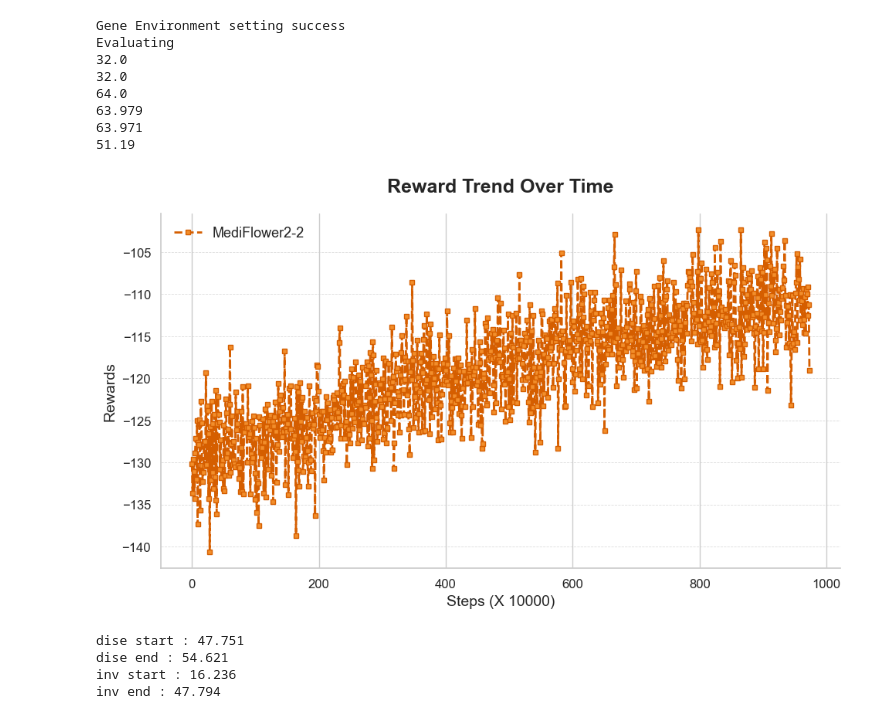
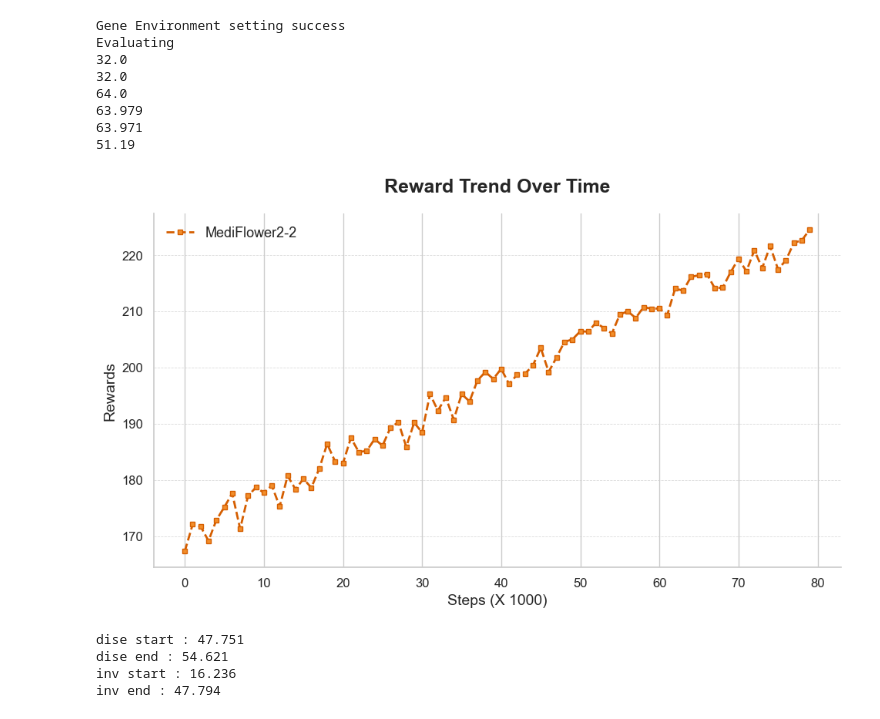
Before and after one commit to DoHyung08/geneProject, a Jupyter notebook: eval_res_MediFlower.ipynb, the cells around one changed output. Cells and saved outputs as stored; diff of their text form; code cells hidden in the pictures.

Commit message:
re-trainded and multialle env plust

```diff
--- a/eval_res_MediFlower.ipynb
+++ b/eval_res_MediFlower.ipynb
@@ -16,7 +16,7 @@ with open("result\\"+modelName+"\\pigInfo.txt", "r") as f:
 exec(code)
 print("Evaluating")
 #env = model.get_env()
-env = ratioEnv(1,32,80)
+env = ratioEnv(1,32,3)
 env.reset()
 #model.set_env(env)
 
@@ -127,7 +127,7 @@ import csv
 import seaborn as sns
 import matplotlib.pyplot as plt
 
-folderPath = 'result/MediFlower2-2/'
+folderPath = 'result/MultiAlle/'
 
 f1 = open(folderPath+'monitor.csv','r',encoding='UTF8')
 
@@ -151,35 +151,35 @@ sns.set(style="whitegrid", font_scale=1.2, rc={"lines.linewidth": 2})
 plt.figure(figsize=(10, 6))
 
 # 곡선 플롯
 plt.plot(edited_rewards_inv, color="#D55E00", label='MediFlower2-2', linestyle='--', marker='s', markersize=4, markerfacecolor="#F28E2B")
 #plt.plot(edited_rewards_inv, color="#4C72B0", label='Inverse Rewards', linestyle='-', marker='o', markersize=4, markerfacecolor="#55A868")
 
 # 그래프 제목과 축 레이블 (모던한 서체와 적절한 폰트 크기 설정)
 plt.title('Reward Trend Over Time', fontsize=18, fontweight='bold', pad=20)
-plt.xlabel('Steps (X 10000)', fontsize=14)
+plt.xlabel('Steps (X 1000)', fontsize=14)
 plt.ylabel('Rewards', fontsize=14)
 
 # 눈금 표시 설정
 plt.xticks(fontsize=12)
 plt.yticks(fontsize=12)
 
 # 그리드 설정 (세로선만 표시, 과하지 않게)
 plt.grid(True, which='major', axis='y', linestyle='--', linewidth=0.6, alpha=0.7)
 
 # 레전드 추가
 plt.legend(loc='best', frameon=False, fontsize=13)
 
 # 스타일에 모던한 감각을 더하는 '축 오른쪽과 위쪽 제거' (논문용 그래프에서 자주 사용되는 간결한 스타일)
 sns.despine()
 
 # 그래프 저장 (고해상도, 논문용으로 적합)
 plt.tight_layout()
 #plt.savefig('rewards_graph.png', dpi=300, bbox_inches='tight')
 
 # 그래프 출력
 plt.show()
 # %% [output]
-[figure, old version]
+[figure, new version]
 # %%
 diseStart = sum(edited_rewards_dise[:10])/len(edited_rewards_dise[:10])
 diseEnd = sum(edited_rewards_dise[-10:])/len(edited_rewards_dise[-10:])
```
Also changed, not shown: 28 other files.
